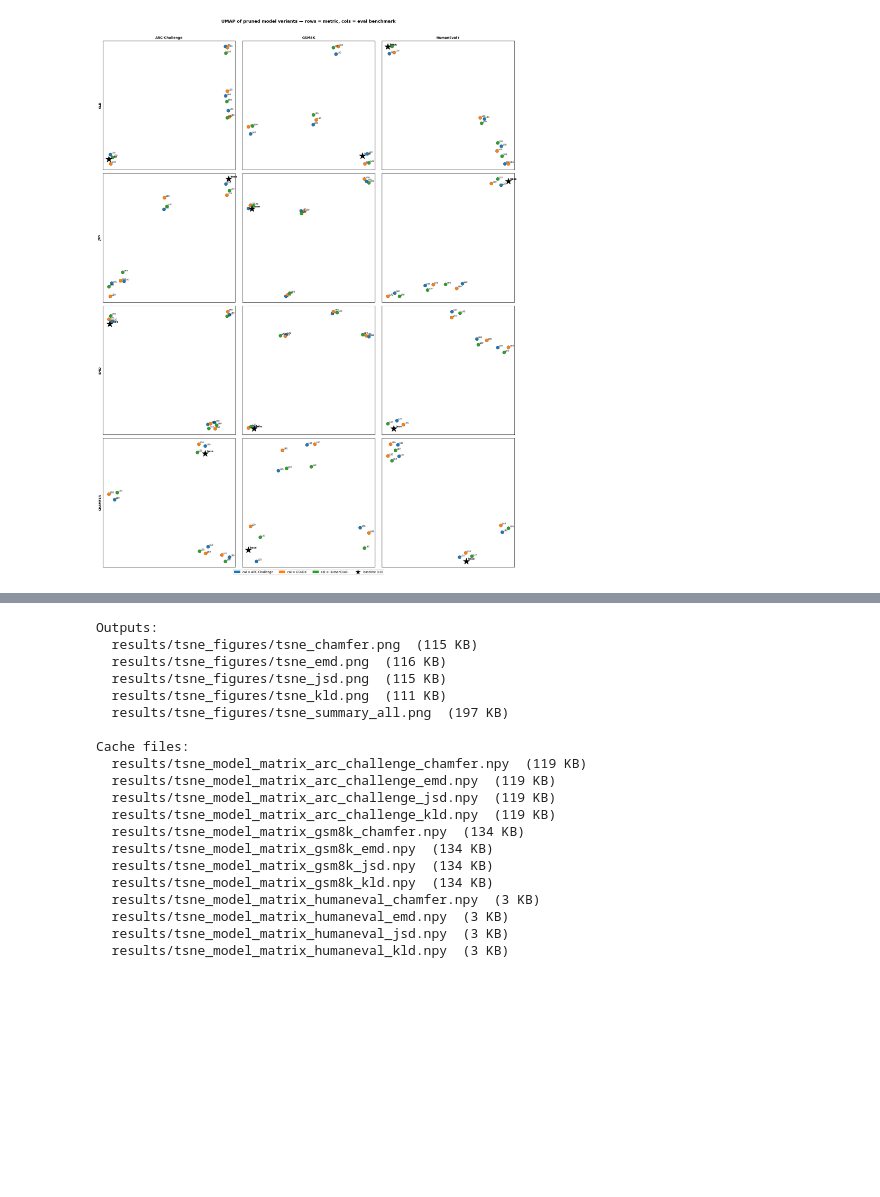
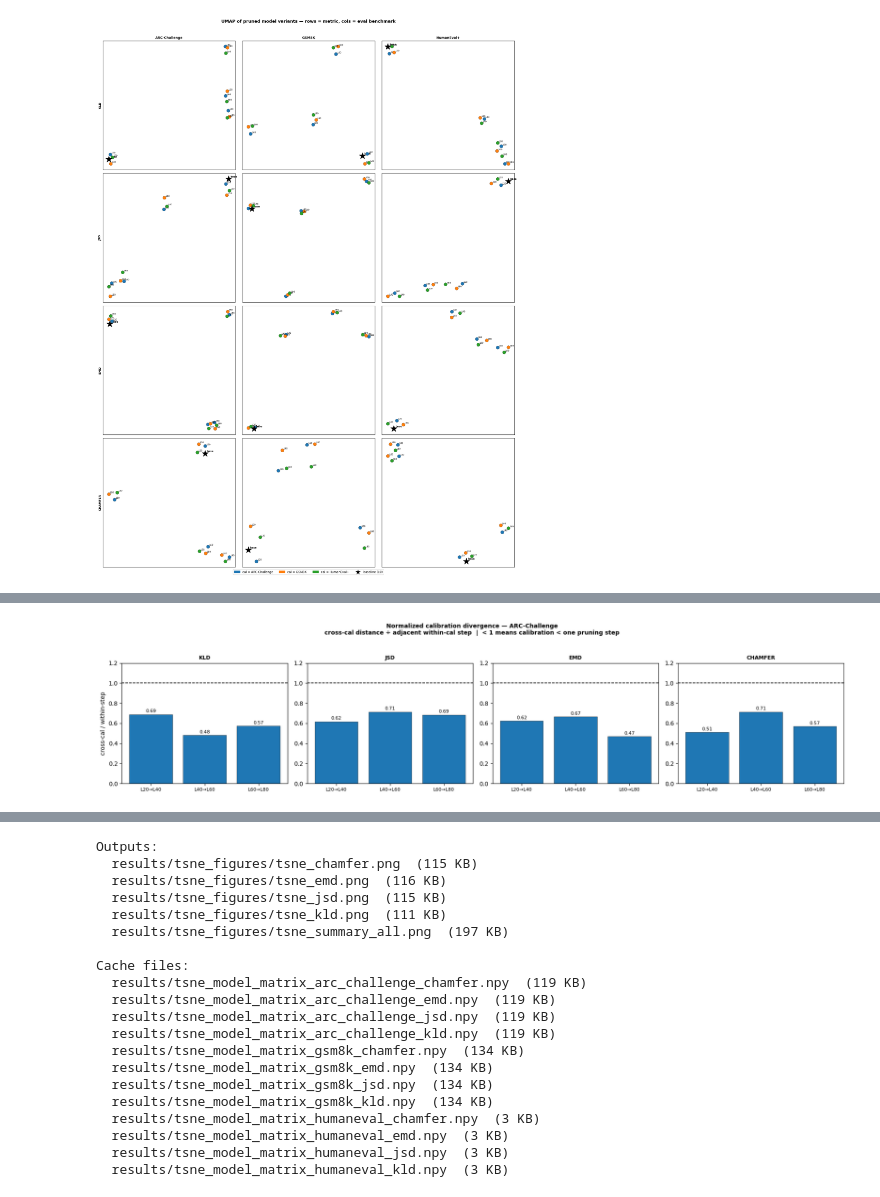
Before and after one commit to rengzhengcodes/pruning-metrics, a Jupyter notebook: notebooks/experiment/05_tsne.ipynb, the cells around one changed output, grey strips where cells are left out. Saved outputs shown, nothing was run; the diff lists cells and outputs as text; code cells hidden in the pictures; blank space fills up the shorter version.

```diff
--- a/notebooks/experiment/05_tsne.ipynb
+++ b/notebooks/experiment/05_tsne.ipynb
@@ -645,0 +844,91 @@ Saved summary: /var/home/three-kingdoms/work/pruning-metrics/notebooks/experimen
+# %%
+# Compute normalized calibration divergence
+# Row ordering: [0]=base, [1-4]=arc L20/40/60/80, [5-8]=gsm8k, [9-12]=humaneval
+_level_offsets = {20: 0, 40: 1, 60: 2, 80: 3}
+_transitions = [(20, 40), (40, 60), (60, 80)]
+_trans_labels = ["L20→L40", "L40→L60", "L60→L80"]
+
+RATIO_FIGURES_DIR = RESULTS_DIR / "cal_signal_figures"
+RATIO_FIGURES_DIR.mkdir(exist_ok=True)
+
+for eval_bench in DATASETS:
+    fig, axes = plt.subplots(1, 4, figsize=(18, 4))
+    fig.suptitle(
+        f"Normalized calibration divergence — {BENCHMARK_LABELS[eval_bench]}\n"
+        "cross-cal distance ÷ adjacent within-cal step  |  < 1 means calibration < one pruning step",
+        fontsize=10, fontweight="bold", y=1.04,
+    )
+    for ax, metric_name in zip(axes, METRIC_NAMES):
+        D = pairwise_matrices[eval_bench][metric_name][0]
+        ratios = []
+        for lo, hi in _transitions:
+            lo_off, hi_off = _level_offsets[lo], _level_offsets[hi]
+            # Indices for hi-level models (arc, gsm8k, humaneval)
+            arc_hi = 1 + hi_off
+            gsm_hi = 5 + hi_off
+            hum_hi = 9 + hi_off
+            cross_cal = np.mean([D[arc_hi, gsm_hi], D[arc_hi, hum_hi], D[gsm_hi, hum_hi]])
+            # Within-cal: arc lo→hi, gsm8k lo→hi, humaneval lo→hi
+            arc_lo = 1 + lo_off
+            gsm_lo = 5 + lo_off
+            hum_lo = 9 + lo_off
+            within_step = np.mean([D[arc_lo, arc_hi], D[gsm_lo, gsm_hi], D[hum_lo, hum_hi]])
+            ratios.append(cross_cal / within_step if within_step > 0 else float("nan"))
+
+        colors = ["tab:blue" if r < 1.0 else "tab:red" for r in ratios]
+        bars = ax.bar(_trans_labels, ratios, color=colors, edgecolor="k", linewidth=0.4)
+        ax.axhline(1.0, color="black", linewidth=1.2, linestyle="--", label="ratio = 1")
+        ax.set_ylim(0, max(max(ratios) * 1.15, 1.2))
+        ax.set_title(metric_name.upper(), fontsize=9, fontweight="bold")
+        ax.set_ylabel("cross-cal / within-step" if metric_name == METRIC_NAMES[0] else "")
+        ax.tick_params(axis="x", labelsize=8)
+        for bar, ratio in zip(bars, ratios):
+            ax.text(
+                bar.get_x() + bar.get_width() / 2, bar.get_height() + 0.01,
+                f"{ratio:.2f}", ha="center", va="bottom", fontsize=8,
+            )
+
+    fig.tight_layout()
+    out = RATIO_FIGURES_DIR / f"cal_ratio_{eval_bench}.png"
+    fig.savefig(out, dpi=150, bbox_inches="tight")
+    print(f"Saved: {out}")
+    plt.show()
+
+# Combined heatmap summary
+fig, axes = plt.subplots(len(DATASETS), 4, figsize=(18, 13))
+for row_idx, eval_bench in enumerate(DATASETS):
+    for col_idx, metric_name in enumerate(METRIC_NAMES):
+        ax = axes[row_idx, col_idx]
+        D  = pairwise_matrices[eval_bench][metric_name][0]
+        ratio_vals = []
+        for lo, hi in _transitions:
+            lo_off, hi_off = _level_offsets[lo], _level_offsets[hi]
+            arc_hi, gsm_hi, hum_hi = 1+hi_off, 5+hi_off, 9+hi_off
+            arc_lo, gsm_lo, hum_lo = 1+lo_off, 5+lo_off, 9+lo_off
+            cross   = np.mean([D[arc_hi,gsm_hi], D[arc_hi,hum_hi], D[gsm_hi,hum_hi]])
+            within  = np.mean([D[arc_lo,arc_hi], D[gsm_lo,gsm_hi], D[hum_lo,hum_hi]])
+            ratio_vals.append(cross / within if within > 0 else float("nan"))
+        colors = ["steelblue" if r < 1.0 else "tomato" for r in ratio_vals]
+        ax.bar(_trans_labels, ratio_vals, color=colors, edgecolor="k", linewidth=0.3)
+        ax.axhline(1.0, color="black", lw=1.1, ls="--")
+        ax.set_ylim(0, max(max(r for r in ratio_vals if not np.isnan(r)) * 1.15, 1.2))
+        for i, r in enumerate(ratio_vals):
+            ax.text(i, r + 0.01, f"{r:.2f}", ha="center", va="bottom", fontsize=7)
+        if row_idx == 0:
+            ax.set_title(metric_name.upper(), fontsize=9, fontweight="bold")
+        if col_idx == 0:
+            ax.set_ylabel(BENCHMARK_LABELS[eval_bench], fontsize=8, fontweight="bold")
+        ax.tick_params(axis="x", labelsize=7)
+        ax.tick_params(axis="y", labelsize=7)
+
+fig.suptitle(
+    "Normalized calibration divergence — all metrics × eval benchmarks\n"
+    "blue < 1: calibration effect smaller than one pruning step  |  dashed line = 1",
+    fontsize=11, fontweight="bold", y=1.01,
+)
+fig.tight_layout()
+out = RATIO_FIGURES_DIR / "cal_ratio_summary.png"
+fig.savefig(out, dpi=120, bbox_inches="tight")
+print(f"Saved: {out}")
+plt.show()
+# %% [output]
@@ -645,0 +936 @@ Saved summary: /var/home/three-kingdoms/work/pruning-metrics/notebooks/experimen
+[figure, added]
```
Also changed, not shown: parts of 8 cells of this notebook, 3 other files.
